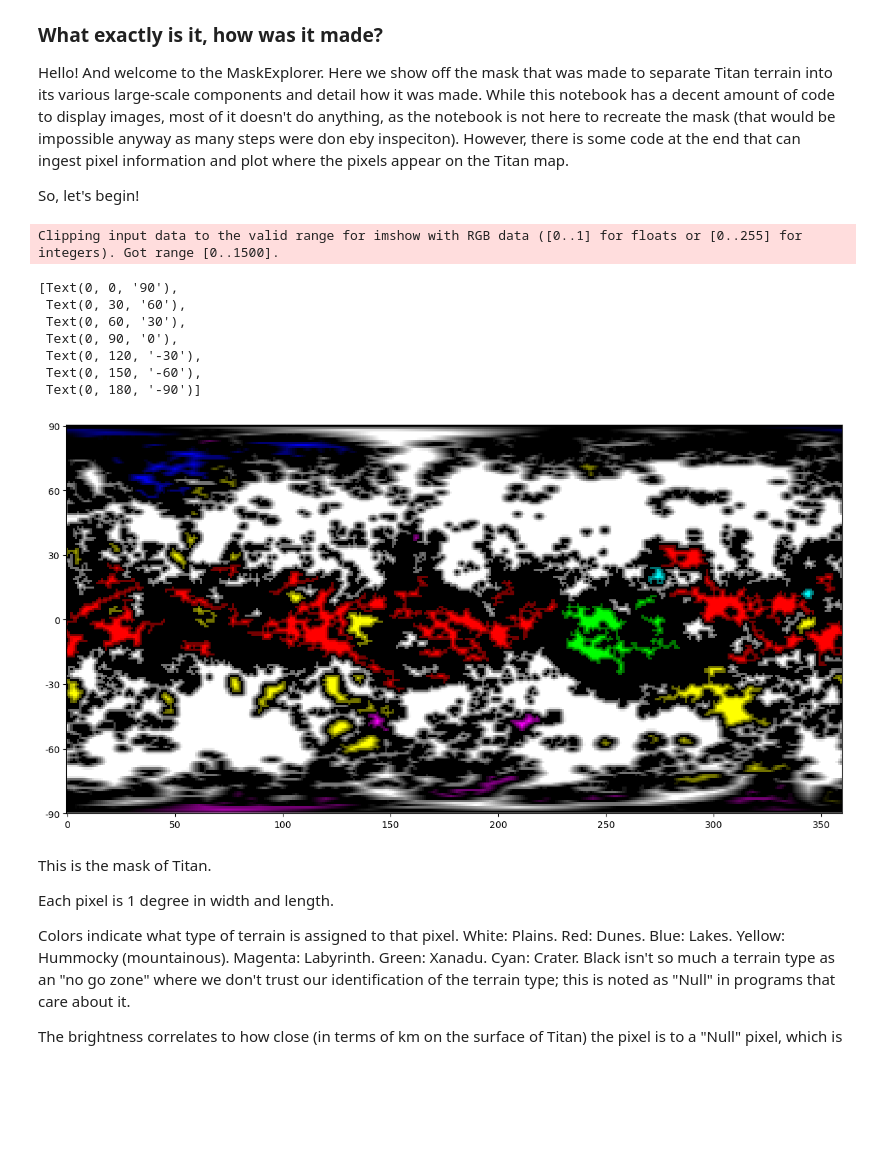
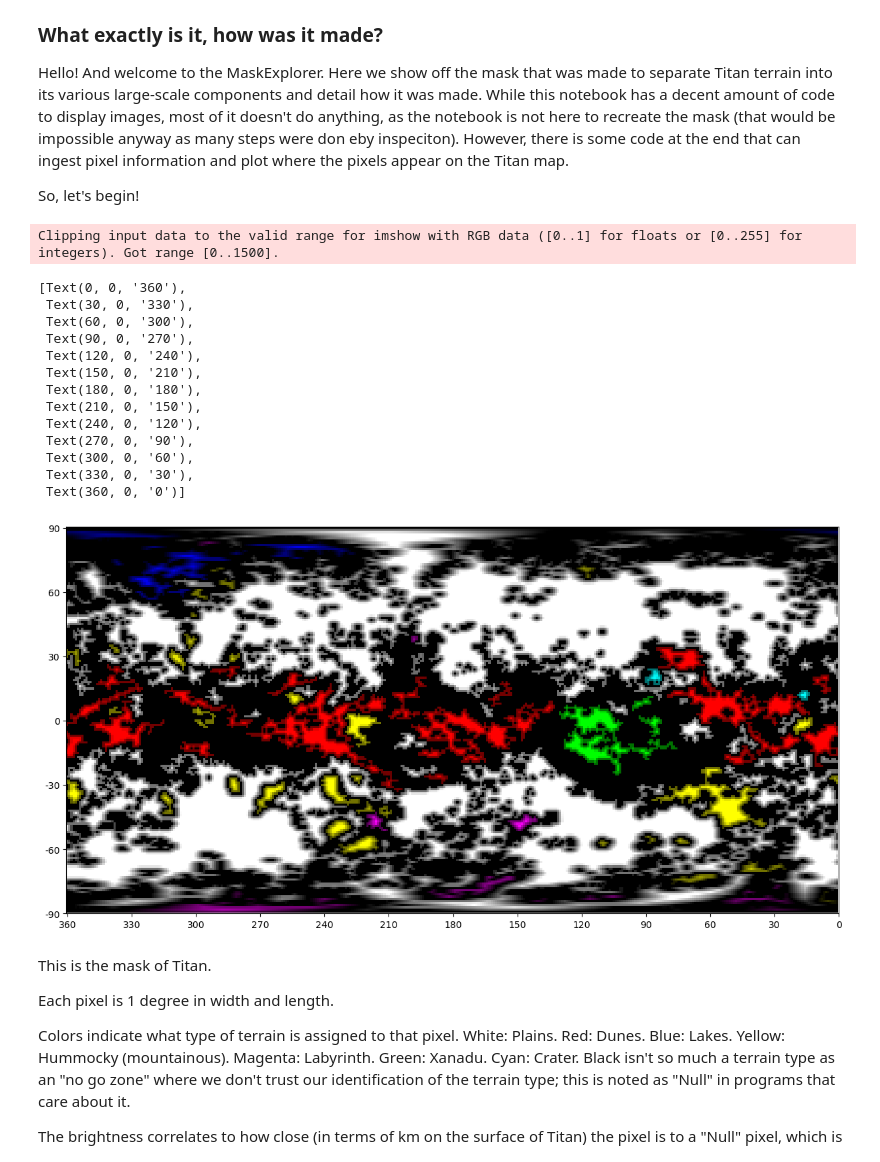
Before and after one commit to GMBlackjack/GMsNotes, a Jupyter notebook: TitanObservationAngleModelMaker/MaskExplorer/MaskExplorer.ipynb, the cells around one changed output. Saved outputs shown, nothing was run; the diff lists cells and outputs as text; code cells hidden in the pictures; blank space fills up the shorter version.

```diff
--- a/TitanObservationAngleModelMaker/MaskExplorer/MaskExplorer.ipynb
+++ b/TitanObservationAngleModelMaker/MaskExplorer/MaskExplorer.ipynb
@@ -11,33 +11,43 @@ So, let's begin!
 # %%
 import csv
 import math
 import numpy as np
 import matplotlib.pyplot as plt
 import matplotlib.image as mpimg
 from PIL import Image
 
 #Ticks
 latTicks = [0, 30, 60, 90, 120, 150, 180]
 latLabels = ["90", "60", "30", "0", "-30", "-60", "-90"]
+lonTicks = [0, 30, 60, 90, 120, 150, 180, 210, 240, 270, 300, 330, 360]
+lonLabels = ["360", "330", "300", "270", "240", "210", "180", "150", "120", "90", "60", "30", "0"]
 
 #Displays the Mask
 tester = np.load("CLRMaskArrayDist.npy")
 
 plt.close()
 fig, ax = plt.subplots(figsize = (12,9),layout="constrained")
 image = ax.imshow(tester)
 ax.set_yticks(latTicks)
 ax.set_yticklabels(latLabels)
+ax.set_xticks(lonTicks)
+ax.set_xticklabels(lonLabels)
 # %% [output]
 Clipping input data to the valid range for imshow with RGB data ([0..1] for floats or [0..255] for integers). Got range [0..1500].
-[Text(0, 0, '90'),
- Text(0, 30, '60'),
- Text(0, 60, '30'),
- Text(0, 90, '0'),
- Text(0, 120, '-30'),
- Text(0, 150, '-60'),
- Text(0, 180, '-90')]
+[Text(0, 0, '360'),
+ Text(30, 0, '330'),
+ Text(60, 0, '300'),
+ Text(90, 0, '270'),
+ Text(120, 0, '240'),
+ Text(150, 0, '210'),
+ Text(180, 0, '180'),
+ Text(210, 0, '150'),
+ Text(240, 0, '120'),
+ Text(270, 0, '90'),
+ Text(300, 0, '60'),
+ Text(330, 0, '30'),
+ Text(360, 0, '0')]
-[figure, old version]
+[figure, new version]
 # %% [markdown]
 This is the mask of Titan.
 
```
Also changed, not shown: parts of 1 cell of this notebook, 20 other files.
